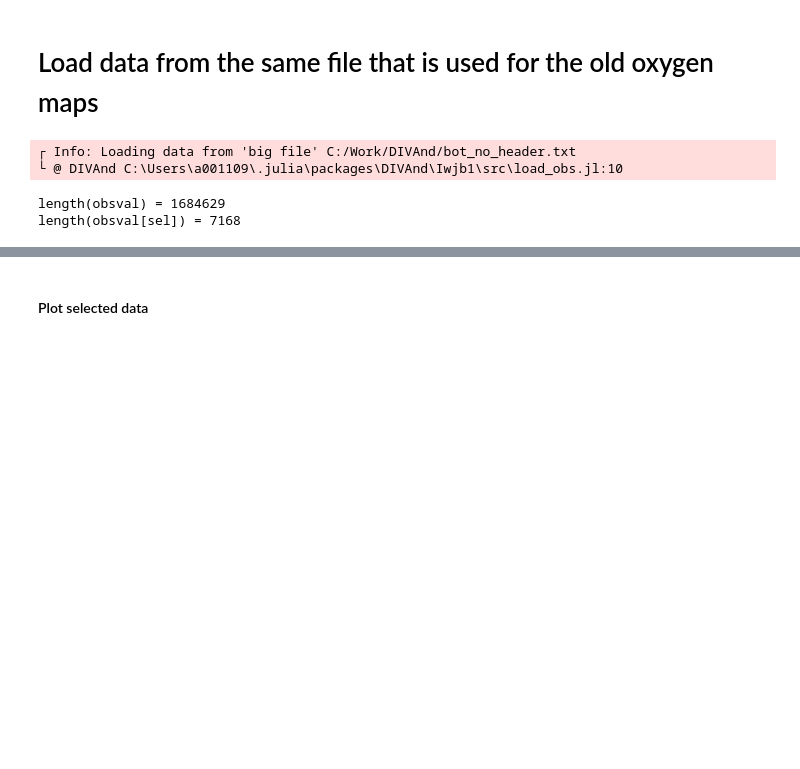
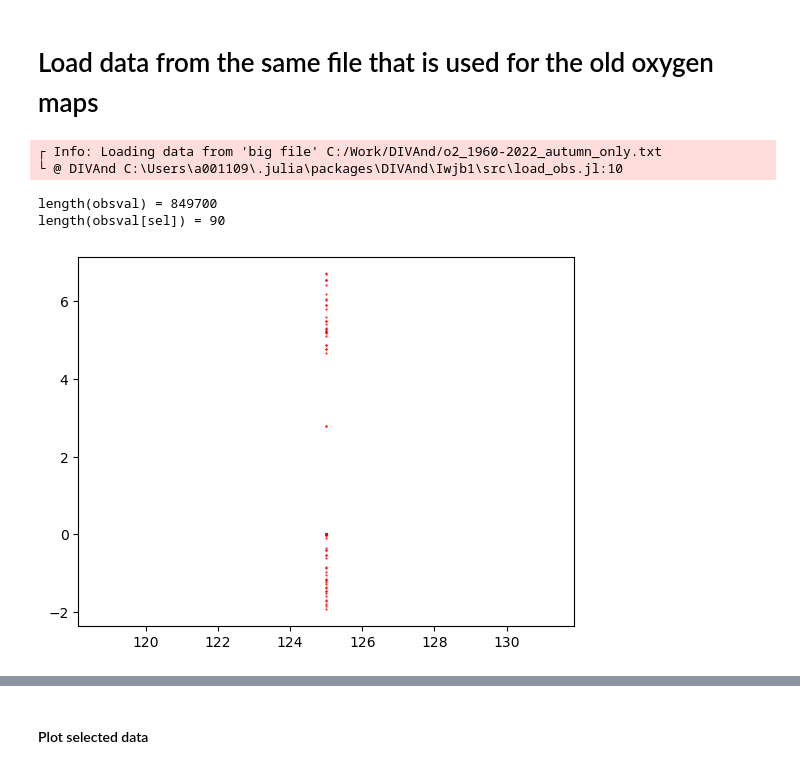
Before and after one commit to sharksmhi/Oxygen_maps, a Jupyter notebook: Syrekartor_v1.ipynb, the cells around one changed output, grey strips where cells are left out. Cells and saved outputs as stored; diff of their text form; code cells hidden in the pictures; blank space fills up the shorter version.

```diff
--- a/Syrekartor_v1.ipynb
+++ b/Syrekartor_v1.ipynb
@@ -183,18 +190,20 @@ project = "EMODNET-chemistry";
 # %% [markdown]
 # Load data from the same file that is used for the old oxygen maps
 # %%
-fname = "C:/Work/DIVAnd/bot_no_header.txt"
+fname = "C:/Work/DIVAnd/o2_1960-2022_autumn_only.txt"
+#fname = "C:/Work/DIVAnd/bot_no_header.txt"
 obsval,obslon,obslat,obsdepth,obstime,obsid = loadbigfile(fname);
 @show(length(obsval));
 #plot(obsdepth, obsval, "ko", markersize=0.5);
-sel = (Dates.year.(obstime) .== 2015) .& (Dates.month.(obstime) .>= 7) .& (Dates.month.(obstime) .<= 8)
+sel = (Dates.year.(obstime) .== 2021) .& (Dates.month.(obstime) .>= 8) .& (Dates.month.(obstime) .<= 10) .& (obsdepth .== 125.)
 @show(length(obsval[sel]))
-#plot(obsdepth[sel], obsval[sel], "ro", markersize=0.5);
+plot(obsdepth[sel], obsval[sel], "ro", markersize=0.5);
 # %% [output]
-┌ Info: Loading data from 'big file' C:/Work/DIVAnd/bot_no_header.txt
+┌ Info: Loading data from 'big file' C:/Work/DIVAnd/o2_1960-2022_autumn_only.txt
 └ @ DIVAnd C:\Users\a001109\.julia\packages\DIVAnd\Iwjb1\src\load_obs.jl:10
-length(obsval) = 1684629
-length(obsval[sel]) = 7168
+length(obsval) = 849700
+length(obsval[sel]) = 90
+[figure, added]
 # %%
 #Så här kan man lägga ihop olika dataset
 #obsval   = [obsval; obsvalns; obsval2];
```
Also changed, not shown: parts of 24 cells of this notebook, 1 other file.
